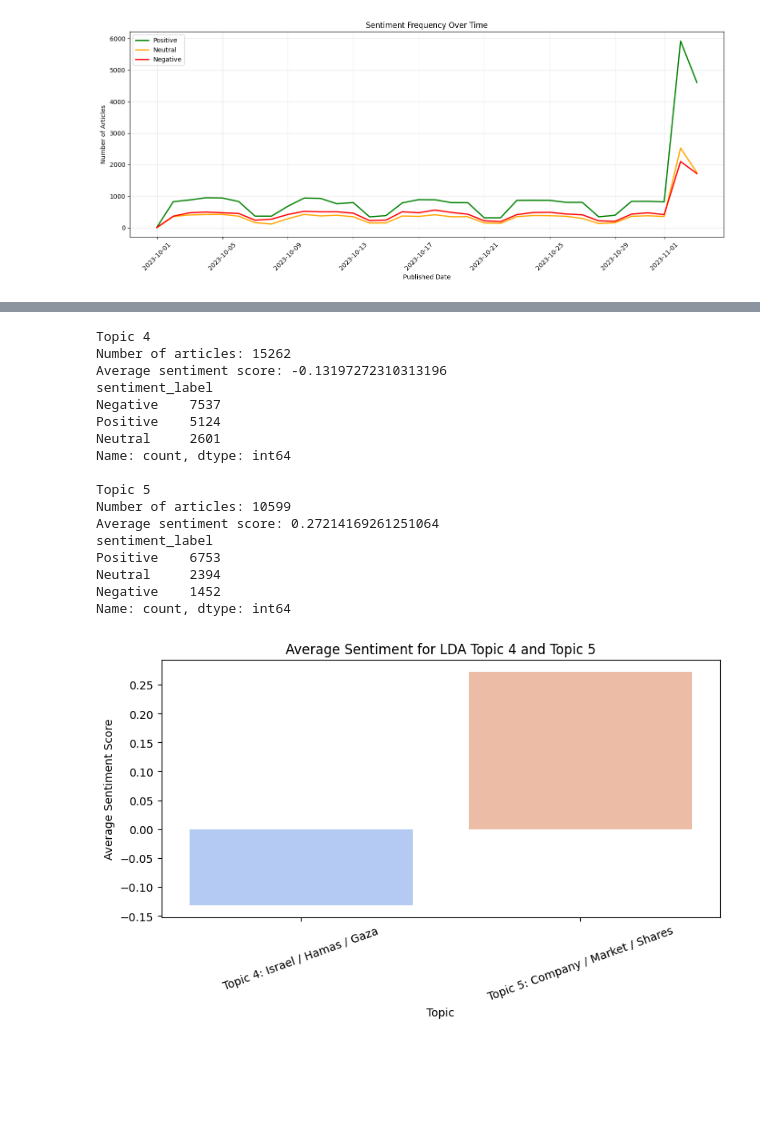
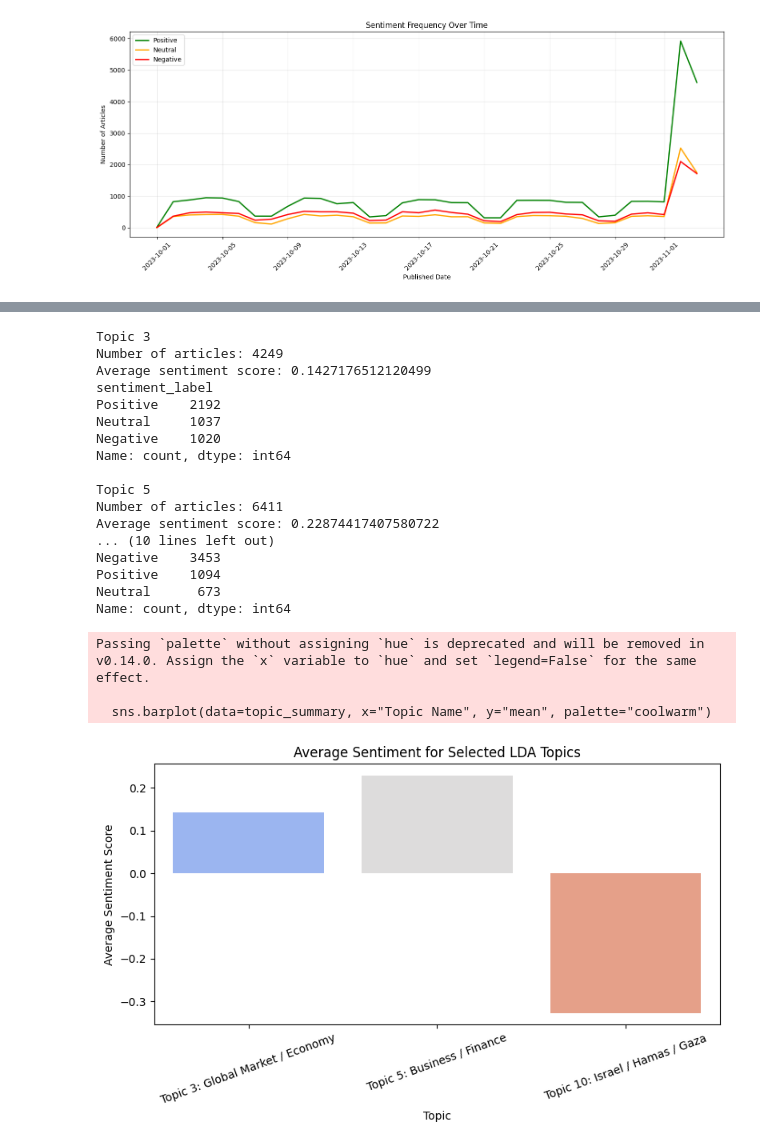
Before and after one commit to willevs1/ADS, a Jupyter notebook: working_topic.ipynb, the cells around one changed output, grey strips where cells are left out. Saved outputs shown, nothing was run; the diff lists cells and outputs as text; code cells hidden in the pictures; blank space fills up the shorter version.

```diff
--- a/working_topic.ipynb
+++ b/working_topic.ipynb
@@ -60,3 +59,6 @@ print(df.shape)
 # %% [output]
 (105375, 12)
 (62932, 6)
+# %%
+df = pd.read_csv(r"/Users/willevans/Desktop/working_topic_clean.csv")
+print(df.shape)
@@ -338,5 +356,5 @@ k=12: 0.4251
 # %%
-N_TOPICS = 5
+N_TOPICS = 10
 
 vectorizer = CountVectorizer(max_df=0.95, min_df=10, stop_words="english")
 doc_term_matrix = vectorizer.fit_transform(df["clean_text"])
@@ -365,55 +388,66 @@ Topic 5: company, report, free, quarter, according, market, new, shares, global,
 lda_topic_matrix = lda_model.transform(doc_term_matrix)
 df["lda_topic"] = lda_topic_matrix.argmax(axis=1)
 # %%
-selected_topics = [3, 4]
+selected_topics = [2, 4, 9]
 
 for topic_id in selected_topics:
     topic_df = df[df["lda_topic"] == topic_id].copy()
 
     print(f"\nTopic {topic_id + 1}")
     print("Number of articles:", topic_df.shape[0])
     print("Average sentiment score:", topic_df["sentiment_score"].mean())
     print(topic_df["sentiment_label"].value_counts(dropna=False))
 
-topic_4_5_summary = (
-    df[df["lda_topic"].isin([3, 4])]
+# Ensure all selected topics are included, even if no articles
+all_topics_df = pd.DataFrame({"lda_topic": selected_topics})
+
+topic_summary = (
+    df[df["lda_topic"].isin(selected_topics)]
     .groupby("lda_topic")["sentiment_score"]
     .agg(["mean", "count"])
     .reset_index()
 )
 
-topic_4_5_summary["Topic Name"] = [
-    "Topic 4: Israel / Hamas / Gaza",
-    "Topic 5: Company / Market / Shares"
-]
+topic_summary = all_topics_df.merge(topic_summary, on="lda_topic", how="left").fillna({"mean": 0, "count": 0})
+
+topic_mapping = {
+    2: "Topic 3: Global Market / Economy",
+    4: "Topic 5: Business / Finance",
+    9: "Topic 10: Israel / Hamas / Gaza"
+}
+
+topic_summary["Topic Name"] = topic_summary["lda_topic"].map(topic_mapping)
 
 plt.figure(figsize=(8, 5))
-sns.barplot(data=topic_4_5_summary, x="Topic Name", y="mean", palette="coolwarm")
-plt.title("Average Sentiment for LDA Topic 4 and Topic 5")
+sns.barplot(data=topic_summary, x="Topic Name", y="mean", palette="coolwarm")
+plt.title("Average Sentiment for Selected LDA Topics")
 plt.xlabel("Topic")
 plt.ylabel("Average Sentiment Score")
 plt.xticks(rotation=20)
 plt.tight_layout()
 plt.show()
 # %% [output]
-Topic 4
-Number of articles: 15262
-Average sentiment score: -0.13197272310313196
+Topic 3
+Number of articles: 4249
+Average sentiment score: 0.1427176512120499
 sentiment_label
-Negative    7537
-Positive    5124
-Neutral     2601
+Positive    2192
+Neutral     1037
+Negative    1020
 Name: count, dtype: int64
 
 Topic 5
-Number of articles: 10599
-Average sentiment score: 0.27214169261251064
-sentiment_label
-Positive    6753
-Neutral     2394
-Negative    1452
+Number of articles: 6411
+Average sentiment score: 0.22874417407580722
+... (10 lines left out)
+Negative    3453
+Positive    1094
+Neutral      673
 Name: count, dtype: int64
+Passing `palette` without assigning `hue` is deprecated and will be removed in v0.14.0. Assign the `x` variable to `hue` and set `legend=False` for the same effect.
+
+  sns.barplot(data=topic_summary, x="Topic Name", y="mean", palette="coolwarm")
-[figure, old version]
+[figure, new version]
 # %%
 from sklearn.decomposition import NMF
 from sklearn.feature_extraction.text import TfidfVectorizer
```
Also changed, not shown: parts of 16 cells of this notebook.
